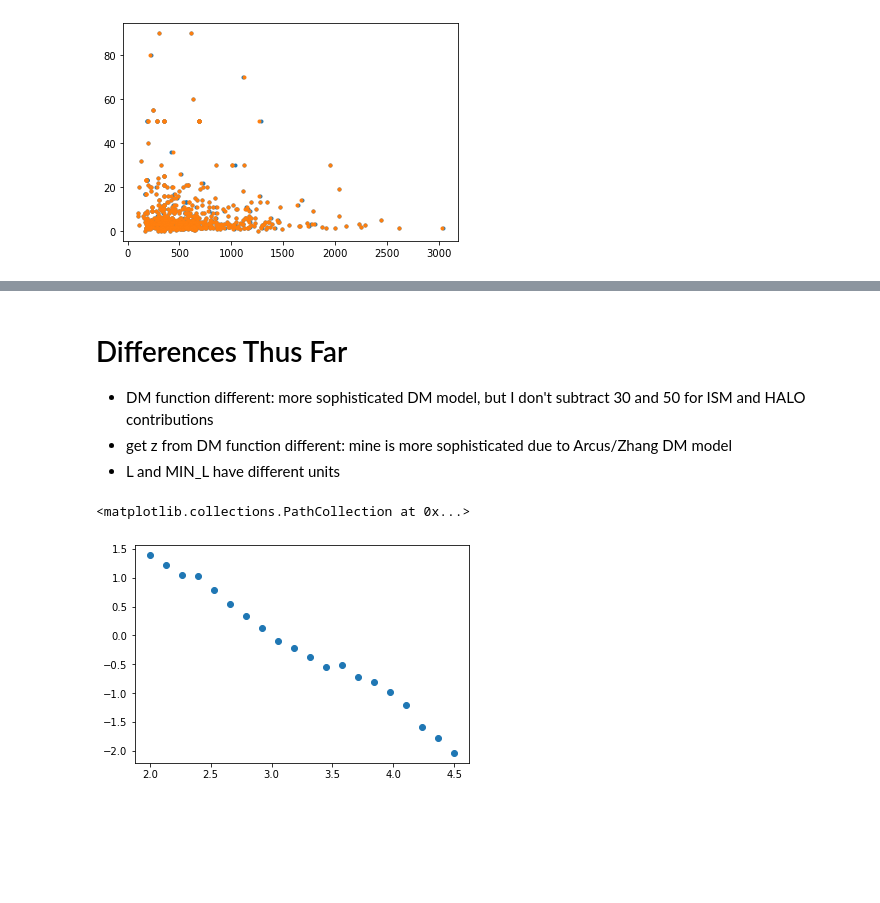
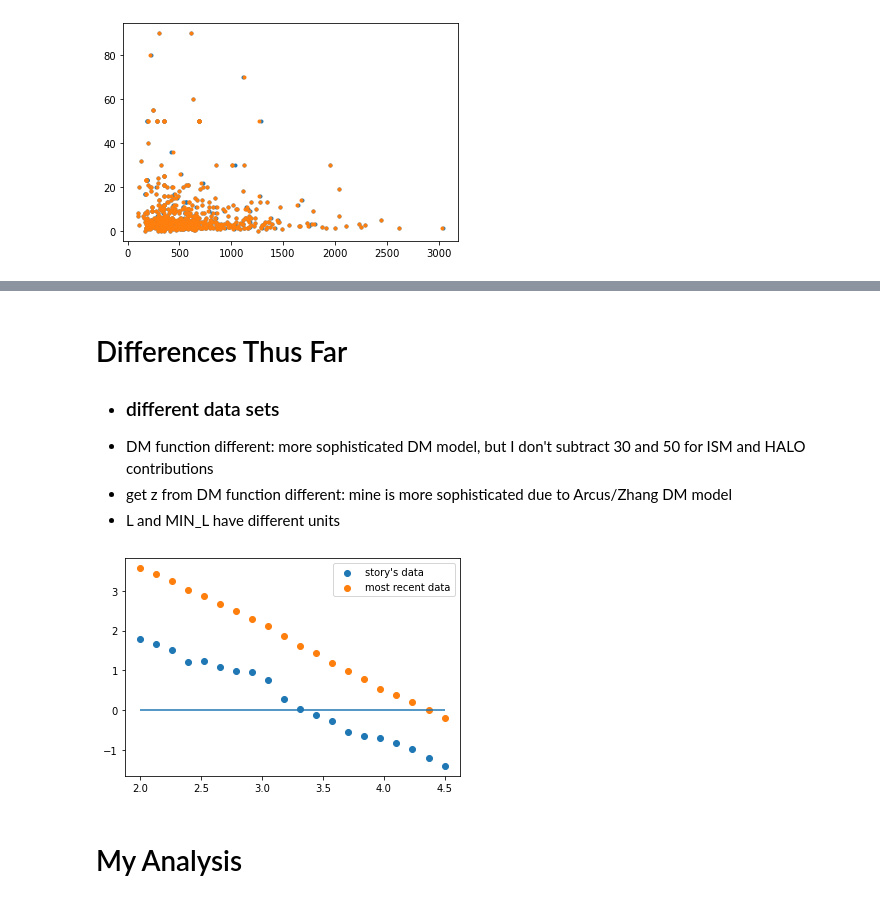
Before and after one commit to will-s-h/FRB-Project, a Jupyter notebook: Programs/FRB Data Analysis pt. 2.ipynb, the cells around one changed output, grey strips where cells are left out. Drawn from its saved outputs; the diff is of its cells as text; code cells hidden in the pictures; blank space fills up the shorter version.

```diff
--- a/Programs/FRB Data Analysis pt. 2.ipynb
+++ b/Programs/FRB Data Analysis pt. 2.ipynb
@@ -120,5 +105,6 @@ plt.ylim([1e54, 1e60])
 # %% [markdown]
 # Differences Thus Far
+- ### different data sets
 - DM function different: more sophisticated DM model, but I don't subtract 30 and 50 for ISM and HALO contributions
 - get z from DM function different: mine is more sophisticated due to Arcus/Zhang DM model
 - L and MIN_L have different units
@@ -213,44 +158,39 @@ def t_kendall(vec, w=np.ones(len(T) + 1)):
 # %%
 #### function which enables luminosity evolution as function of redshift and critical redshift ####
 
-x_cr = 3.5
-
 def get_evos(x, g):
-
-    evo_low = x **g
-    evo_hi = x **g * (1 + x_cr**g) / (x**g + x_cr**g)  #ansatz for luminosity evolution beyond critical redshift
-
-    evos = []
-
-    for i, val in enumerate(x):
-        if val <= x_cr:
-            evos.append(evo_low[i])
-        else:
-            evos.append(evo_hi[i])
-
-    return np.asarray(evos)
+    x_cr = 3.5
+    return np.piecewise(x, [x <= x_cr, x > x_cr], [lambda x: x**g, lambda x: x**g * (1 + x_cr**g) / (x**g + x_cr**g)])
 
 #### function which computes the kendall statistic of a luminosity-evolution correction to CHIME cat1 ####
 
-def kendall_evo(g):
+def kendall_evo(g, min_lum, lum, rs):
 
     Z = 1 + rs
     evos = get_evos(Z, g)
 
-    x_evos, y_evos, evos_trunc, rs_trunc = truncate(min_lum, lum, evo=evos)
+    x_evos, y_evos, evos_trunc, rs_trunc = truncate_and_evolve(min_lum, lum, rs, evo=evos)
     x_ranks, x_assoc_sets = np.array(get_x_ranks(x_evos, y_evos, evos_trunc))
     T = get_T(x_ranks, x_assoc_sets)
 
-    return t_kendall(T), rs_trunc
+    return t_kendall(T)
 # %%
 g_space = np.linspace(2, 4.5, 20)
 y = []
 y_new = []
 
-for i, val in enumerate(g_space):
-    y.append(kendall_evo(val)[0])
+for val in g_space:
+    y.append(kendall_evo(val, min_lum, lum, rs))
+    y_new.append(kendall_evo(val, min_lum_new, lum_new, rs_new))
-# %%
-plt.scatter(g_space, y)
-# %% [output]
-<matplotlib.collections.PathCollection at 0x...>
-[figure, removed]
+# %%
+plt.scatter(g_space, y, label='story\'s data')
+plt.scatter(g_space, y_new, label='most recent data')
+plt.legend()
+plt.hlines(0, 2.0, 4.5)
+plt.show()
+
+del g_space, y, y_new, val
+# %% [output]
+[figure, added]
+# %% [markdown]
+# My Analysis
```
Also changed, not shown: parts of 21 cells of this notebook, 1 other file.
